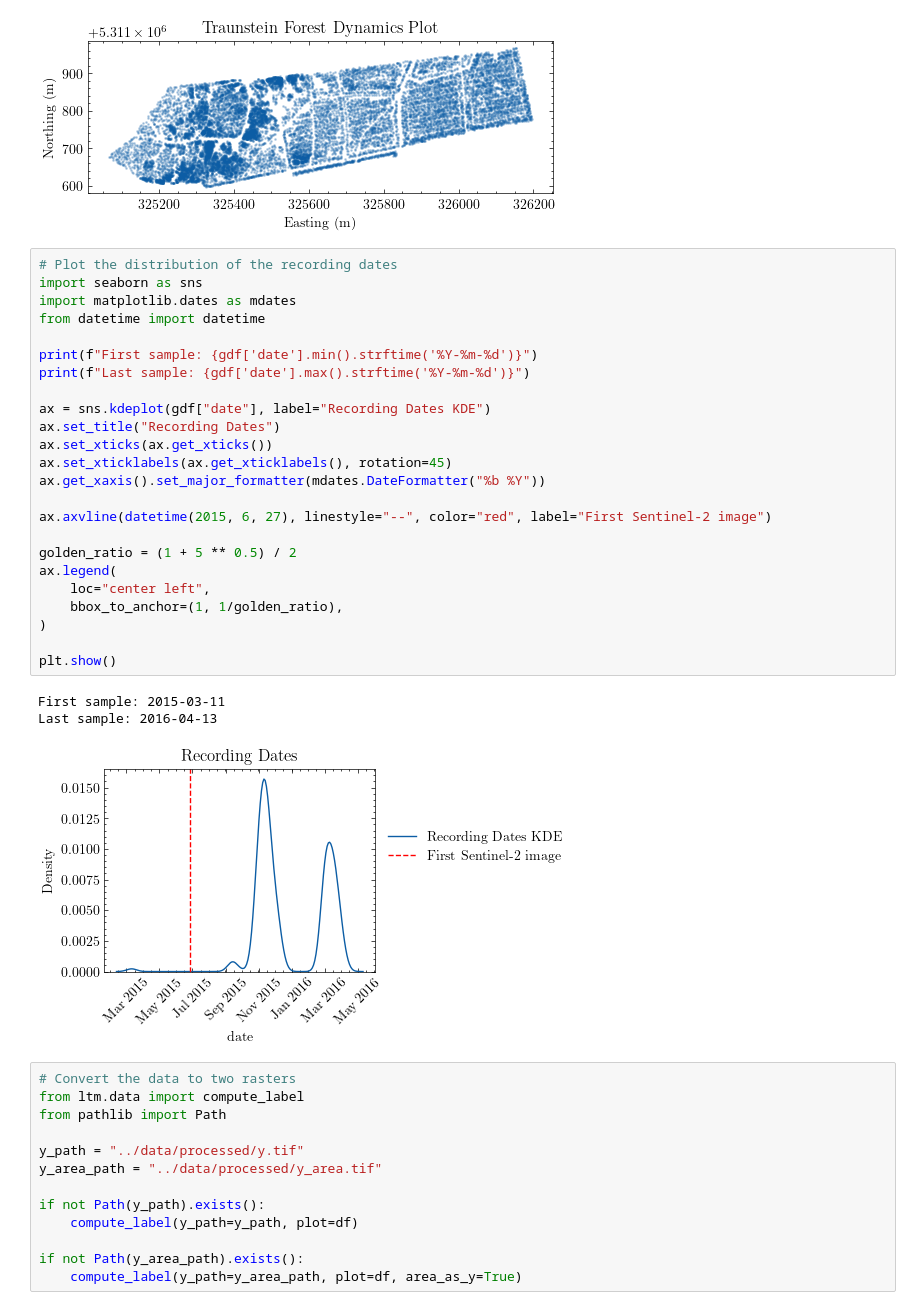
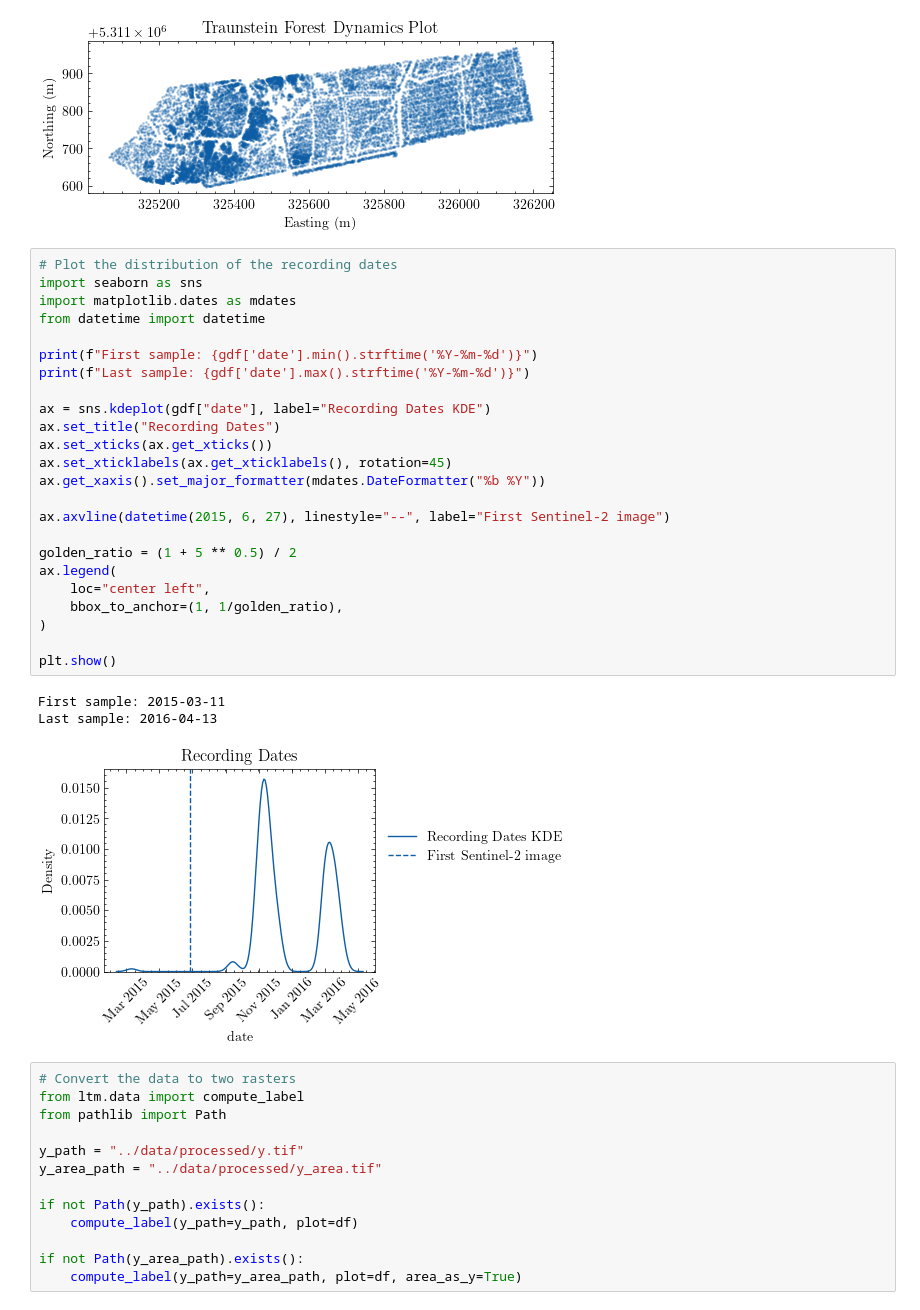
Before and after one commit to Lumcoin/leaf-type-mixture, a Jupyter notebook: notebooks/1-ph-reducers.ipynb, the cells around one changed output. Drawn from its saved outputs; the diff is of its cells as text.

```diff
--- a/notebooks/1-ph-reducers.ipynb
+++ b/notebooks/1-ph-reducers.ipynb
@@ -38,31 +38,31 @@ plt.show()
 # %%
 # Plot the distribution of the recording dates
 import seaborn as sns
 import matplotlib.dates as mdates
 from datetime import datetime
 
 print(f"First sample: {gdf['date'].min().strftime('%Y-%m-%d')}")
 print(f"Last sample: {gdf['date'].max().strftime('%Y-%m-%d')}")
 
 ax = sns.kdeplot(gdf["date"], label="Recording Dates KDE")
 ax.set_title("Recording Dates")
 ax.set_xticks(ax.get_xticks())
 ax.set_xticklabels(ax.get_xticklabels(), rotation=45)
 ax.get_xaxis().set_major_formatter(mdates.DateFormatter("%b %Y"))
 
-ax.axvline(datetime(2015, 6, 27), linestyle="--", color="red", label="First Sentinel-2 image")
+ax.axvline(datetime(2015, 6, 27), linestyle="--", label="First Sentinel-2 image")
 
 golden_ratio = (1 + 5 ** 0.5) / 2
 ax.legend(
     loc="center left",
     bbox_to_anchor=(1, 1/golden_ratio),
 )
 
 plt.show()
 # %% [output]
 First sample: 2015-03-11
 Last sample: 2016-04-13
-[figure, old version]
+[figure, new version]
 # %%
 # Convert the data to two rasters
 from ltm.data import compute_label
```
Also changed, not shown: parts of 10 cells of this notebook, 2 other files.
